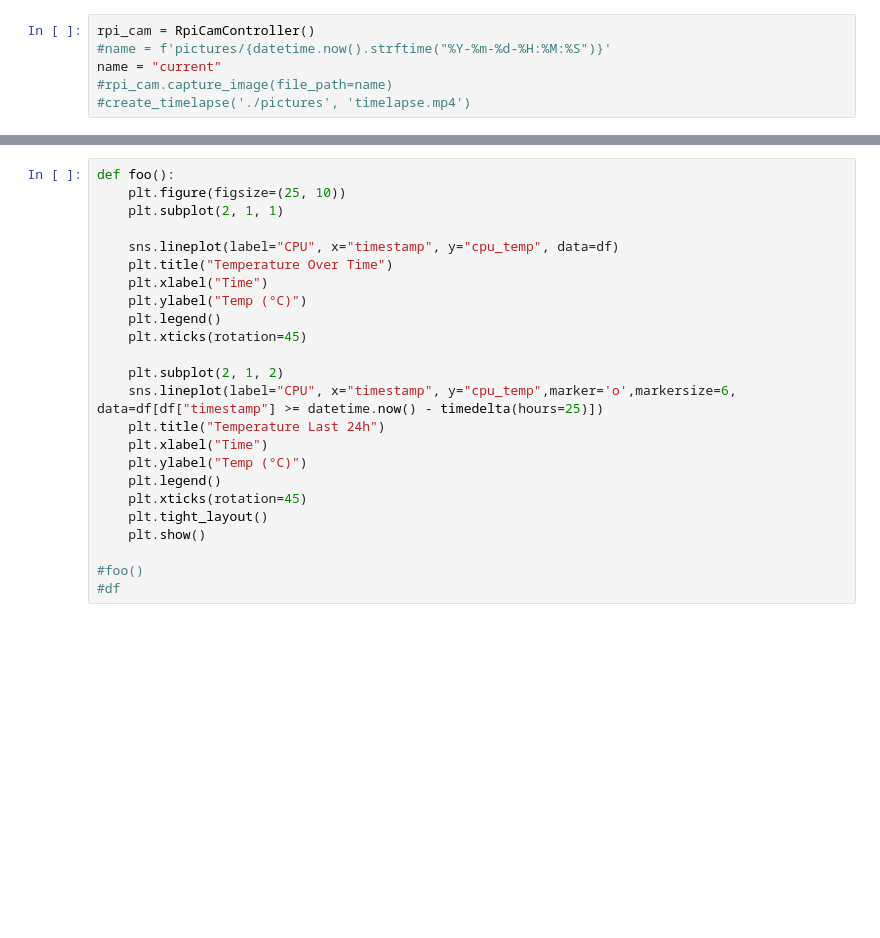
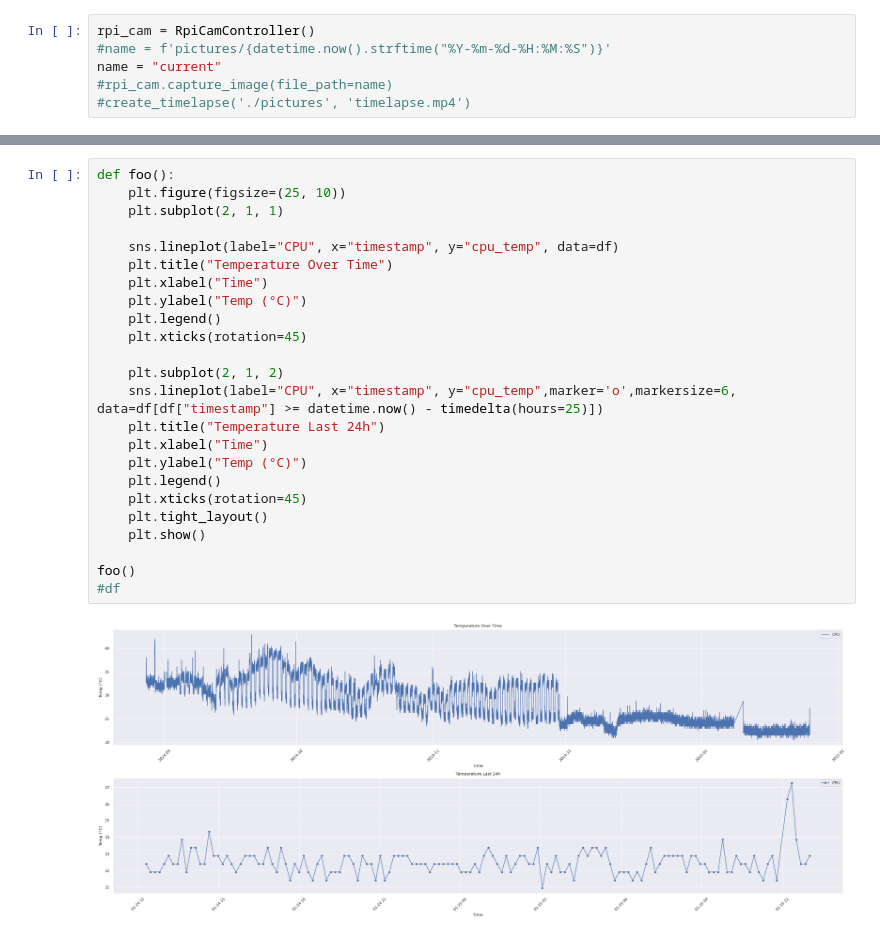
Before and after one commit to wurstbroteater/HomeTemp, a Jupyter notebook: bt_crunch_numbers.ipynb, the cells around one changed output, grey strips where cells are left out. Cells and saved outputs as stored; diff of their text form; blank space fills up the shorter version.

```diff
--- a/bt_crunch_numbers.ipynb
+++ b/bt_crunch_numbers.ipynb
@@ -51,24 +81,26 @@ draw_complete_summary([], [PlotData(SupportedDataFrames.Main, df, {})])
 # %%
 def foo():
     plt.figure(figsize=(25, 10))
     plt.subplot(2, 1, 1)
 
     sns.lineplot(label="CPU", x="timestamp", y="cpu_temp", data=df)
     plt.title("Temperature Over Time")
     plt.xlabel("Time")
     plt.ylabel("Temp (°C)")
     plt.legend()
     plt.xticks(rotation=45)
 
     plt.subplot(2, 1, 2)
     sns.lineplot(label="CPU", x="timestamp", y="cpu_temp",marker='o',markersize=6, data=df[df["timestamp"] >= datetime.now() - timedelta(hours=25)])
     plt.title("Temperature Last 24h")
     plt.xlabel("Time")
     plt.ylabel("Temp (°C)")
     plt.legend()
     plt.xticks(rotation=45)
     plt.tight_layout()
     plt.show()
 
-#foo()
+foo()
 #df
+# %% [output]
+[figure, added]
```
Also changed, not shown: parts of 6 cells of this notebook.
